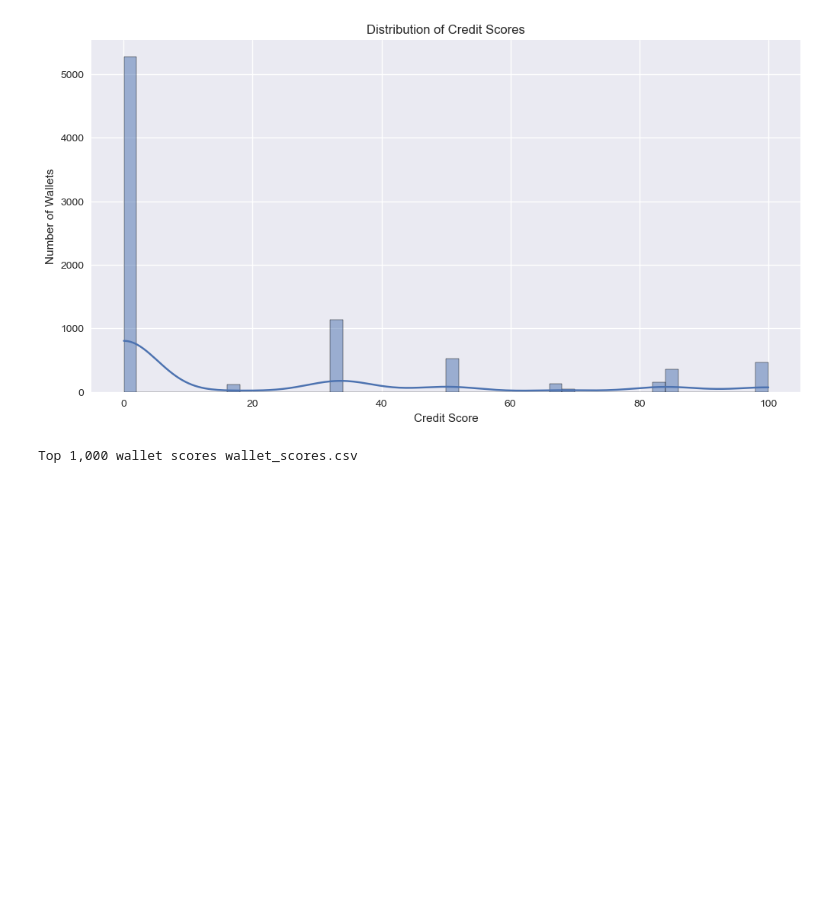
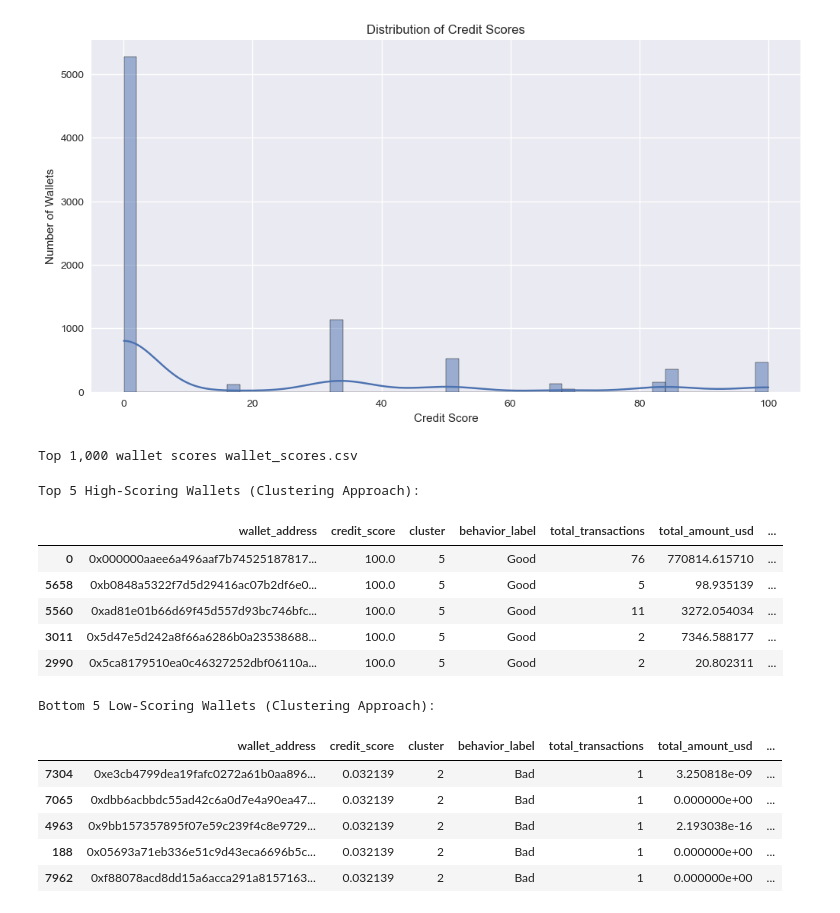
Before and after one commit to priyansh-agarwal02/Compound-V2-wallet, a Jupyter notebook: Clustering Approach/compound_wallet_scoring.ipynb, the cells around one changed output. Saved outputs shown, nothing was run; the diff lists cells and outputs as text; code cells hidden in the pictures; blank space fills up the shorter version.

```diff
--- a/Clustering Approach/compound_wallet_scoring.ipynb
+++ b/Clustering Approach/compound_wallet_scoring.ipynb
@@ -337,6 +337,66 @@ top_1000[['wallet_address', 'credit_score', 'behavior_label']].to_csv('wallet_sc
 print("Top 1,000 wallet scores wallet_scores.csv")
 # %% [output]
 Top 1,000 wallet scores wallet_scores.csv
+# %%
+def explain_wallet_pattern(row):
+    patterns = []
+    if row['total_transactions'] > wallet_features['total_transactions'].median():
+        patterns.append("High activity")
+    else:
+        patterns.append("Low activity")
+    if row['wallet_age_days'] > wallet_features['wallet_age_days'].median():
+        patterns.append("Long wallet age")
+    else:
+        patterns.append("Short wallet age")
+    if row['asset_diversity'] > wallet_features['asset_diversity'].median():
+        patterns.append("Diverse assets")
+    else:
+        patterns.append("Low asset diversity")
+    if row['std_amount_usd'] < wallet_features['std_amount_usd'].median():
+        patterns.append("Stable transaction sizes")
+    else:
+        patterns.append("High variance in transaction sizes")
+    return ", ".join(patterns)
+
+# Add pattern explanation column
+wallet_features['pattern_explanation'] = wallet_features.apply(explain_wallet_pattern, axis=1)
+
+# Sort and select top/bottom 5
+wallets_sorted = wallet_features.sort_values('credit_score', ascending=False)
+top_5_wallets = wallets_sorted.head(5)
+bottom_5_wallets = wallets_sorted.tail(5)
+
+analysis_cols = [
+    'wallet_address', 'credit_score', 'cluster', 'behavior_label',
+    'total_transactions', 'total_amount_usd', 'avg_amount_usd',
+    'std_amount_usd', 'wallet_age_days', 'asset_diversity', 'txn_per_day',
+    'pattern_explanation'
+]
+
+print("Top 5 High-Scoring Wallets (Clustering Approach):")
+display(top_5_wallets[analysis_cols])
+
+print("\nBottom 5 Low-Scoring Wallets (Clustering Approach):")
+display(bottom_5_wallets[analysis_cols])
+
+# Save to CSV
+wallet_analysis = pd.concat([top_5_wallets, bottom_5_wallets])[analysis_cols]
+wallet_analysis.to_csv('wallet_analysis_clustering.csv', index=False)
+# %% [output]
+Top 5 High-Scoring Wallets (Clustering Approach):
+|  | wallet_address | credit_score | cluster | behavior_label | total_transactions | total_amount_usd | ... |
+| 0 | 0x000000aaee6a496aaf7b74525187817... | 100.0 | 5 | Good | 76 | 770814.615710 | ... |
+| 5658 | 0xb0848a5322f7d5d29416ac07b2df6e0... | 100.0 | 5 | Good | 5 | 98.935139 | ... |
+| 5560 | 0xad81e01b66d69f45d557d93bc746bfc... | 100.0 | 5 | Good | 11 | 3272.054034 | ... |
+| 3011 | 0x5d47e5d242a8f66a6286b0a23538688... | 100.0 | 5 | Good | 2 | 7346.588177 | ... |
+| 2990 | 0x5ca8179510ea0c46327252dbf06110a... | 100.0 | 5 | Good | 2 | 20.802311 | ... |
+Bottom 5 Low-Scoring Wallets (Clustering Approach):
+|  | wallet_address | credit_score | cluster | behavior_label | total_transactions | total_amount_usd | ... |
+| 7304 | 0xe3cb4799dea19fafc0272a61b0aa896... | 0.032139 | 2 | Bad | 1 | 3.250818e-09 | ... |
+| 7065 | 0xdbb6acbbdc55ad42c6a0d7e4a90ea47... | 0.032139 | 2 | Bad | 1 | 0.000000e+00 | ... |
+| 4963 | 0x9bb157357895f07e59c239f4c8e9729... | 0.032139 | 2 | Bad | 1 | 2.193038e-16 | ... |
+| 188 | 0x05693a71eb336e51c9d43eca6696b5c... | 0.032139 | 2 | Bad | 1 | 0.000000e+00 | ... |
+| 7962 | 0xf88078acd8dd15a6acca291a8157163... | 0.032139 | 2 | Bad | 1 | 0.000000e+00 | ... |
 # %%
 # import joblib
 
```
Also changed, not shown: 3 other files.
